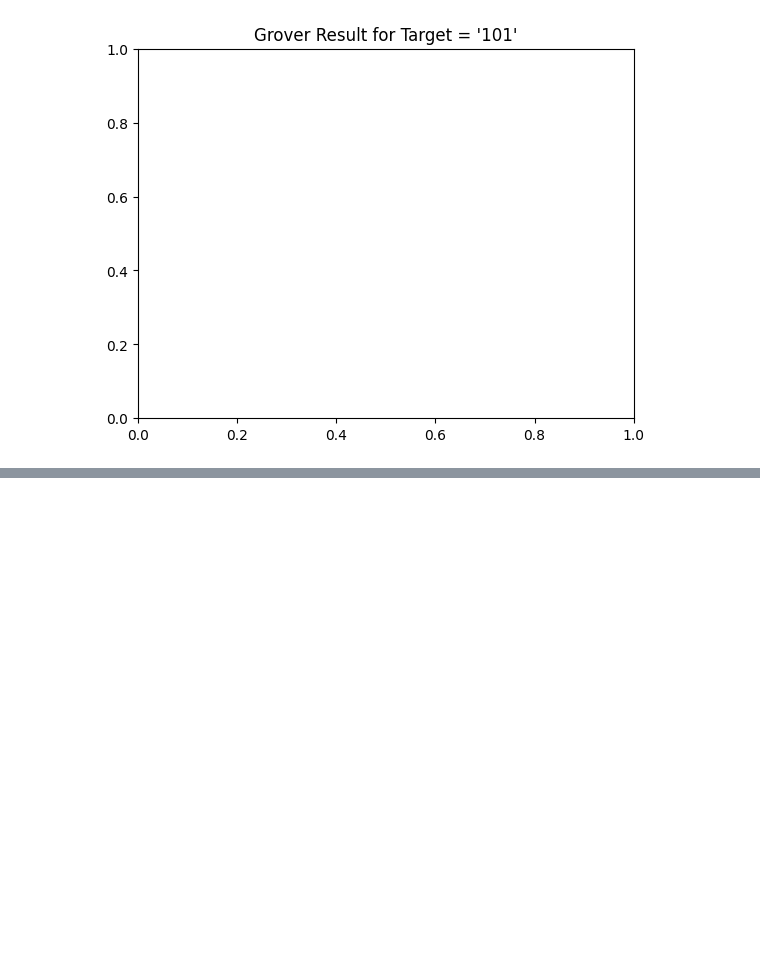
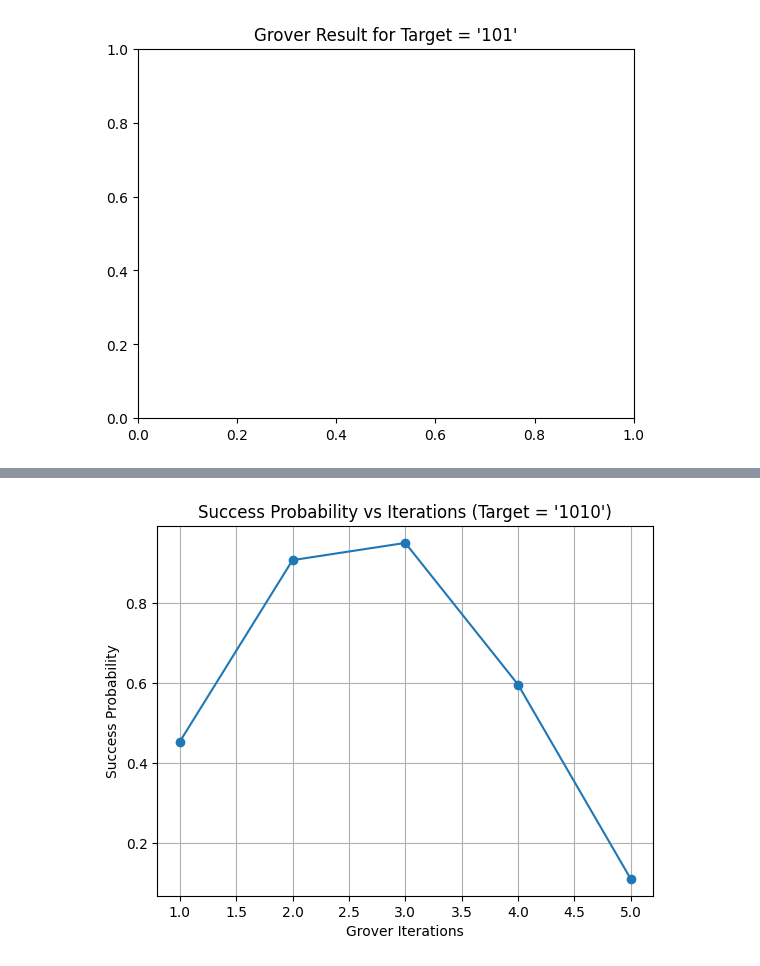
Before and after one commit to junioradkn/quantum-password-hacking., a Jupyter notebook: Copy_of_Untitled4.ipynb, the cells around one changed output, grey strips where cells are left out. Cells and saved outputs as stored; diff of their text form; code cells hidden in the pictures; blank space fills up the shorter version.

```diff
--- a/Copy_of_Untitled4.ipynb
+++ b/Copy_of_Untitled4.ipynb
@@ -244,0 +340,18 @@ plt.show()
+# %%
+iterations = range(1, 6)
+target = '1010'
+success_rates = []
+
+for i in iterations:
+    counts = run_grover_4bit(target=target, iterations=i)
+    success = counts.get(target, 0)
+    success_rates.append(success / 1024)
+
+plt.plot(iterations, success_rates, marker='o')
+plt.title(f"Success Probability vs Iterations (Target = '{target}')")
+plt.xlabel("Grover Iterations")
+plt.ylabel("Success Probability")
+plt.grid(True)
+plt.show()
+# %% [output]
+[figure, added]
```
Also changed, not shown: parts of 11 cells of this notebook.
